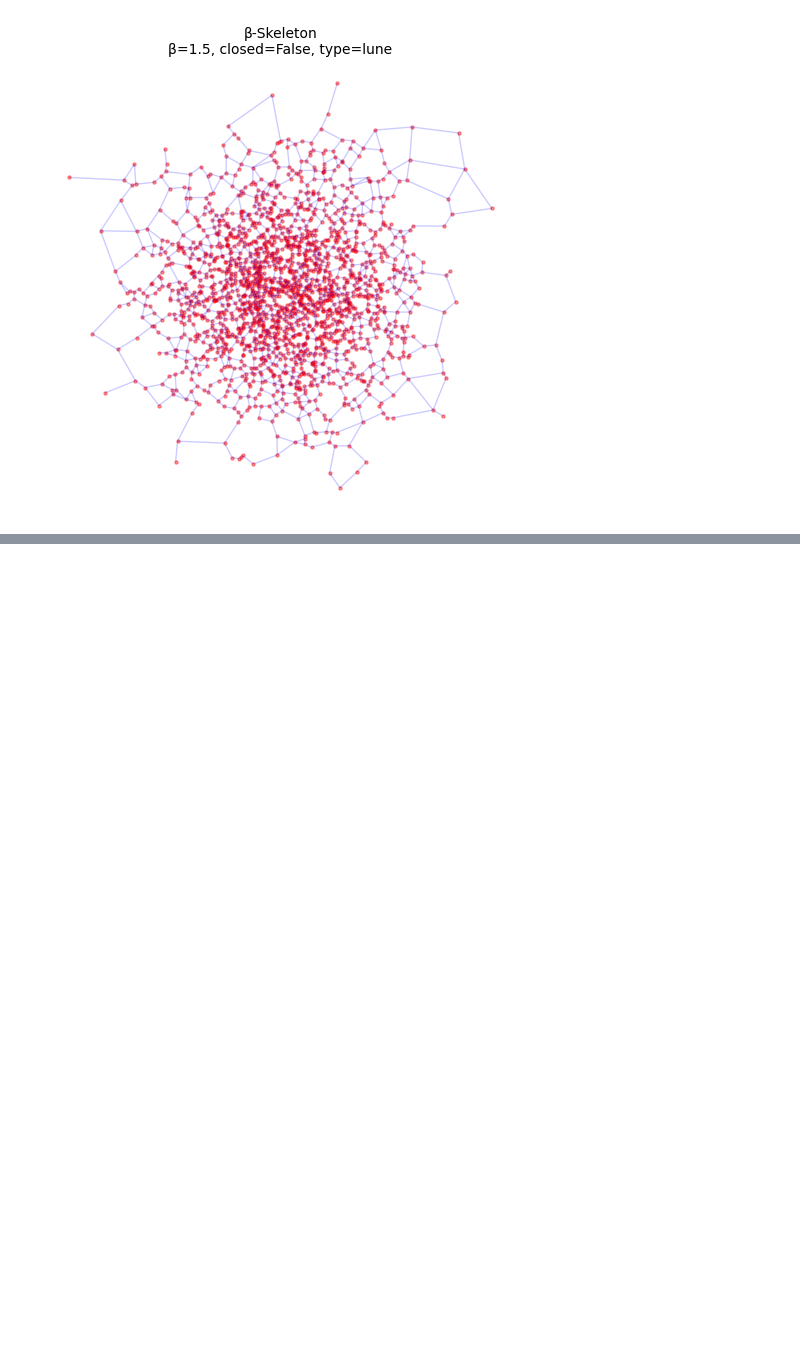
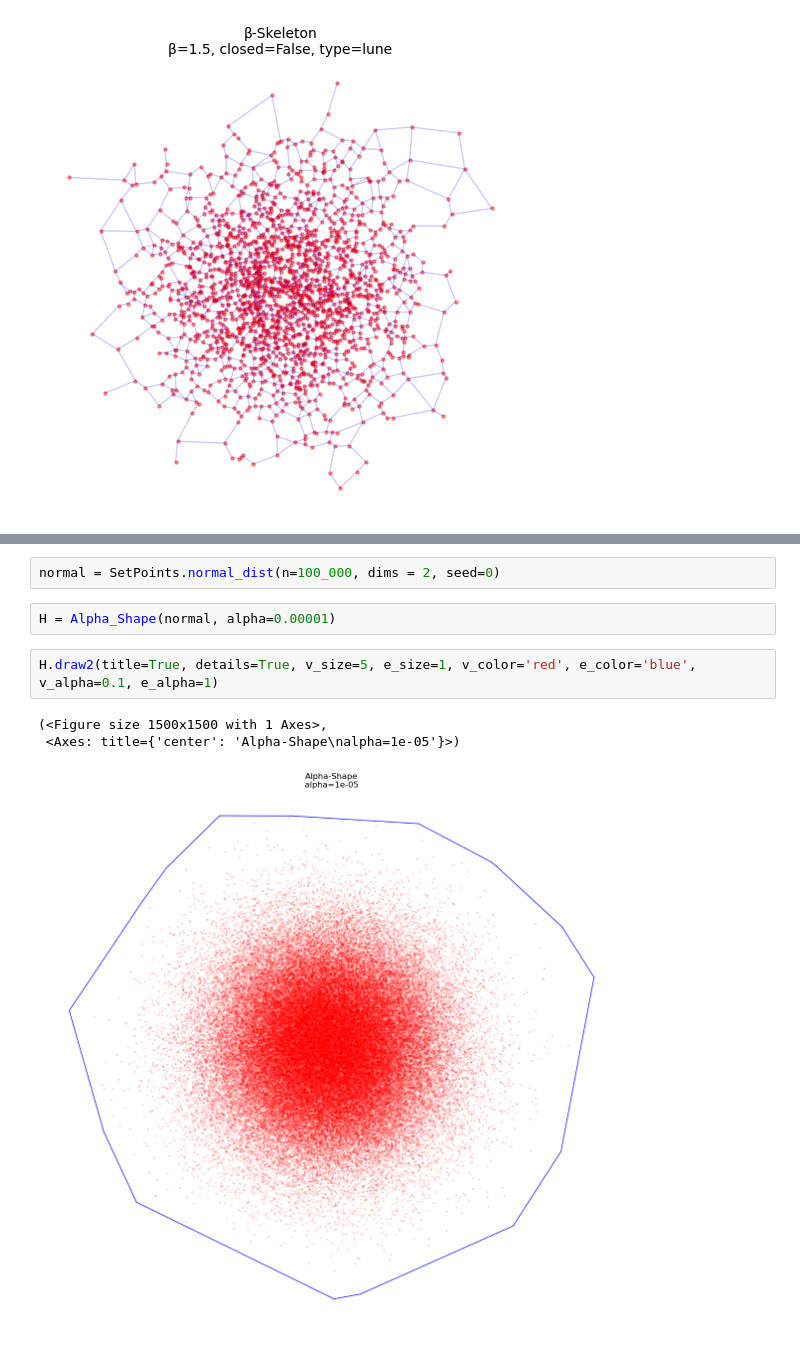
Before and after one commit to HectorMaravillo/ProximityGraphs, a Jupyter notebook: test.ipynb, the cells around one changed output, grey strips where cells are left out. Drawn from its saved outputs; the diff is of its cells as text; blank space fills up the shorter version.

```diff
--- a/test.ipynb
+++ b/test.ipynb
@@ -153,0 +180,10 @@ graph.draw2(figsize=(6, 6), v_size=5, e_size=1, v_alpha=0.4, e_alpha=0.2, v_colo
+# %%
+normal = SetPoints.normal_dist(n=100_000, dims = 2, seed=0)
+# %%
+H = Alpha_Shape(normal, alpha=0.00001)
+# %%
+H.draw2(title=True, details=True, v_size=5, e_size=1, v_color='red', e_color='blue', v_alpha=0.1, e_alpha=1)
+# %% [output]
+(<Figure size 1500x1500 with 1 Axes>,
+ <Axes: title={'center': 'Alpha-Shape\nalpha=1e-05'}>)
+[figure, added]
```
Also changed, not shown: parts of 12 cells of this notebook, 2 other files.
